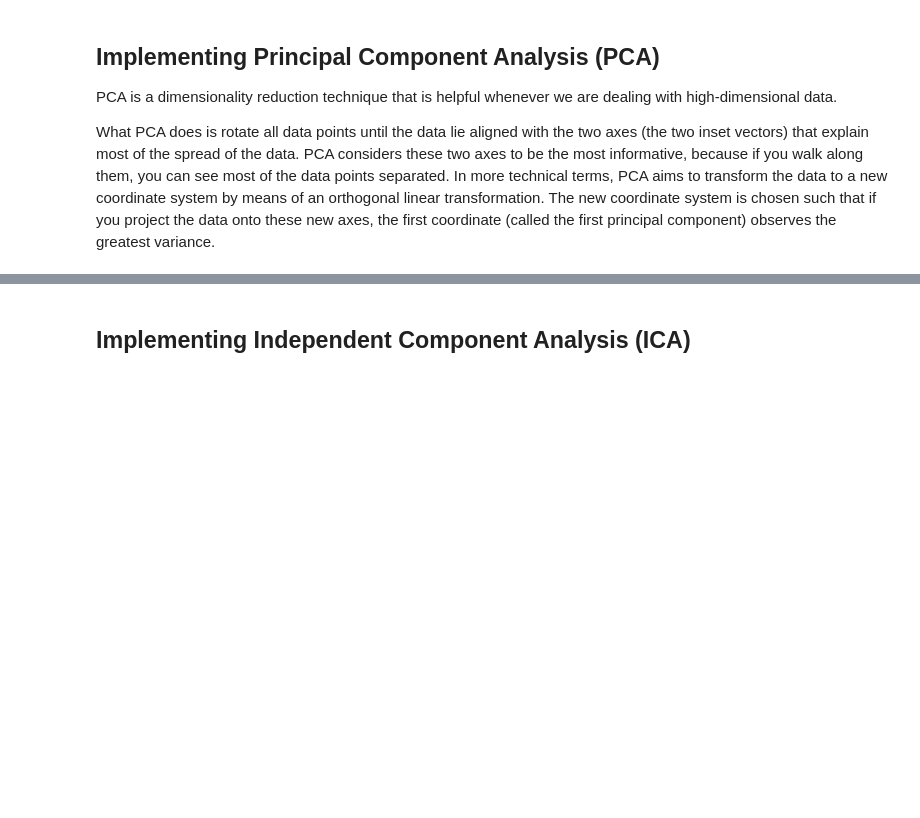
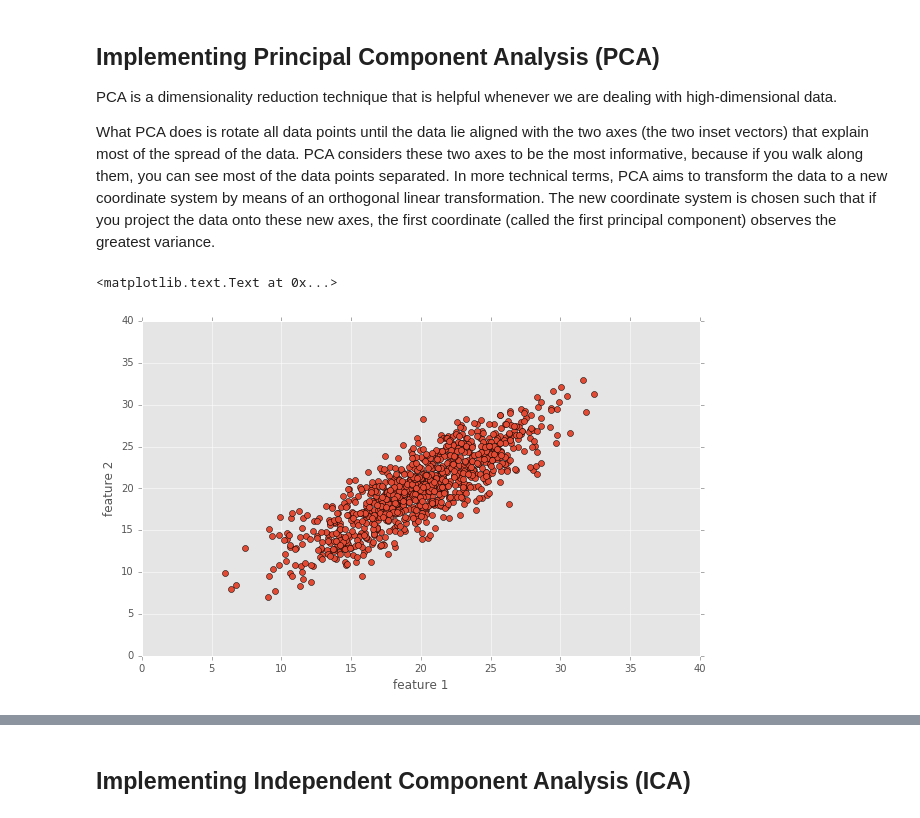
Before and after one commit to mbeyeler/opencv-machine-learning, a Jupyter notebook: notebooks/04.02-Reducing-the-Dimensionality-of-the-Data.ipynb, the cells around one changed output, grey strips where cells are left out. Saved outputs shown, nothing was run; the diff lists cells and outputs as text; code cells hidden in the pictures; blank space fills up the shorter version.

```diff
--- a/notebooks/04.02-Reducing-the-Dimensionality-of-the-Data.ipynb
+++ b/notebooks/04.02-Reducing-the-Dimensionality-of-the-Data.ipynb
@@ -34,3 +38,12 @@ x, y = np.random.multivariate_normal(mean, cov, 1000).T
+# %%
+plt.figure(figsize=(10, 6))
+plt.plot(x, y, 'o', zorder=1)
+plt.axis([0, 40, 0, 40])
+plt.xlabel('feature 1')
+plt.ylabel('feature 2')
+# %% [output]
+<matplotlib.text.Text at 0x...>
+[figure, added]
 # %%
 X = np.vstack((x, y)).T
 # %%
```
Also changed, not shown: parts of 7 cells of this notebook, 1 other file.
